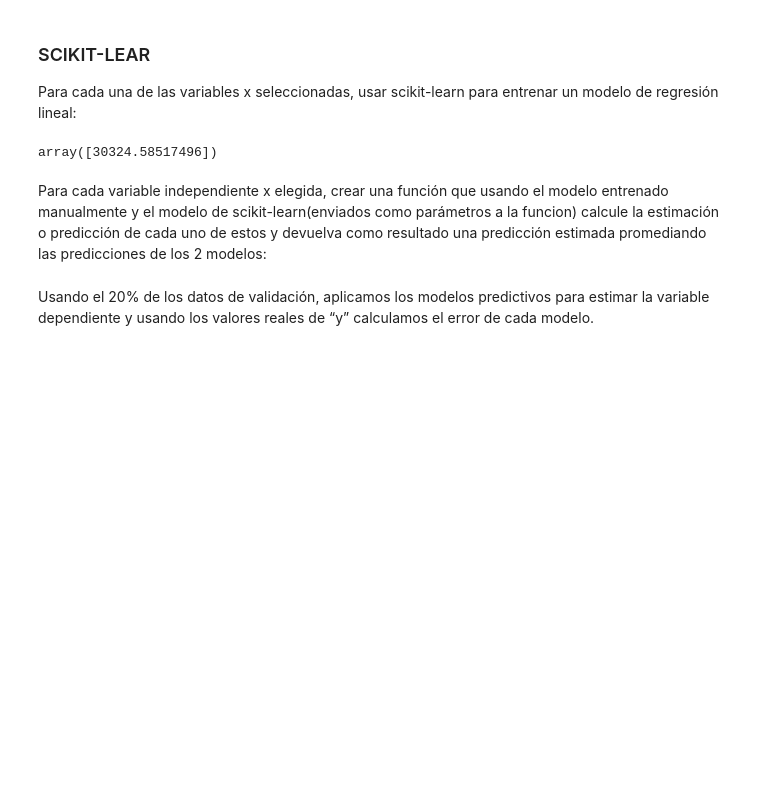
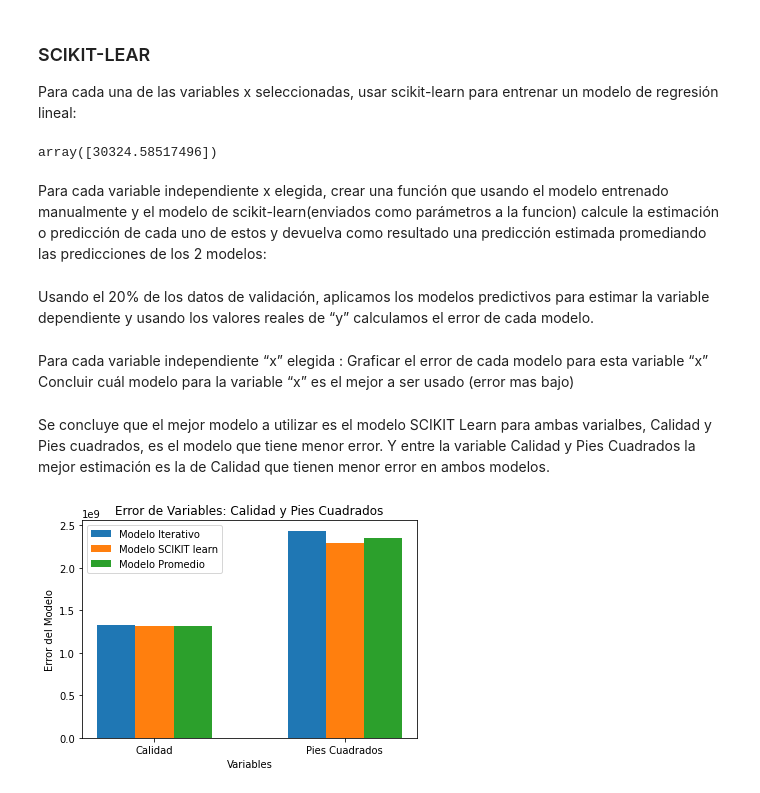
Before and after one commit to SilvyaPenaloza/Tareas-Python, a Jupyter notebook: Proyecto.ipynb, the cells around one changed output. Drawn from its saved outputs; the diff is of its cells as text; code cells hidden in the pictures; blank space fills up the shorter version.

Commit message:
grafica error modelos predictivos y conclusion

```diff
--- a/Proyecto.ipynb
+++ b/Proyecto.ipynb
@@ -335,3 +335,27 @@ errorPredPromedioCalidad = calcularError(pd.DataFrame(y_predPromedioCalidad,colu
 errorPredManPiesC = calcularError(pd.DataFrame(y_predManPiesC,columns=['y_hat']), y_test)
 errorPredSKLPiesC = calcularError(pd.DataFrame(y_predSKLPiesC,columns=['y_hat']), y_test)
 errorPredPromedioPiesC = calcularError(pd.DataFrame(y_predPromedioPiesC,columns=['y_hat']), y_test)
+# %% [markdown]
+Para cada variable independiente “x” elegida :
+Graficar el  error de cada modelo para esta variable “x”
+Concluir cuál modelo para la  variable “x” es el mejor a ser usado (error mas bajo)
+# %% [markdown]
+Se concluye que el mejor modelo a utilizar es el modelo SCIKIT Learn para ambas varialbes, Calidad y Pies cuadrados, es el modelo que tiene menor error.
+Y entre la variable Calidad y Pies Cuadrados la mejor estimación es la de Calidad que tienen menor error en ambos modelos.
+# %%
+indice = np.arange(2)
+ancho = 0.20
+
+fig = plt.figure()
+ax = fig.add_subplot(1,1,1)
+ax.bar(indice,(errorPredManCalidad, errorPredManPiesC),width=ancho,label='Modelo Iterativo')
+ax.bar(indice+ancho,(errorPredSKLCalidad, errorPredSKLPiesC),width=ancho,label='Modelo SCIKIT learn')
+ax.bar(indice+(ancho*2),(errorPredPromedioCalidad, errorPredPromedioPiesC),width=ancho,label='Modelo Promedio')
+plt.title('Error de Variables: Calidad y Pies Cuadrados')
+plt.ylabel('Error del Modelo')
+plt.xlabel('Variables')
+plt.xticks(indice + ancho, ('Calidad', 'Pies Cuadrados'))
+plt.legend(loc='best')
+plt.show()
+# %% [output]
+[figure, added]
```
